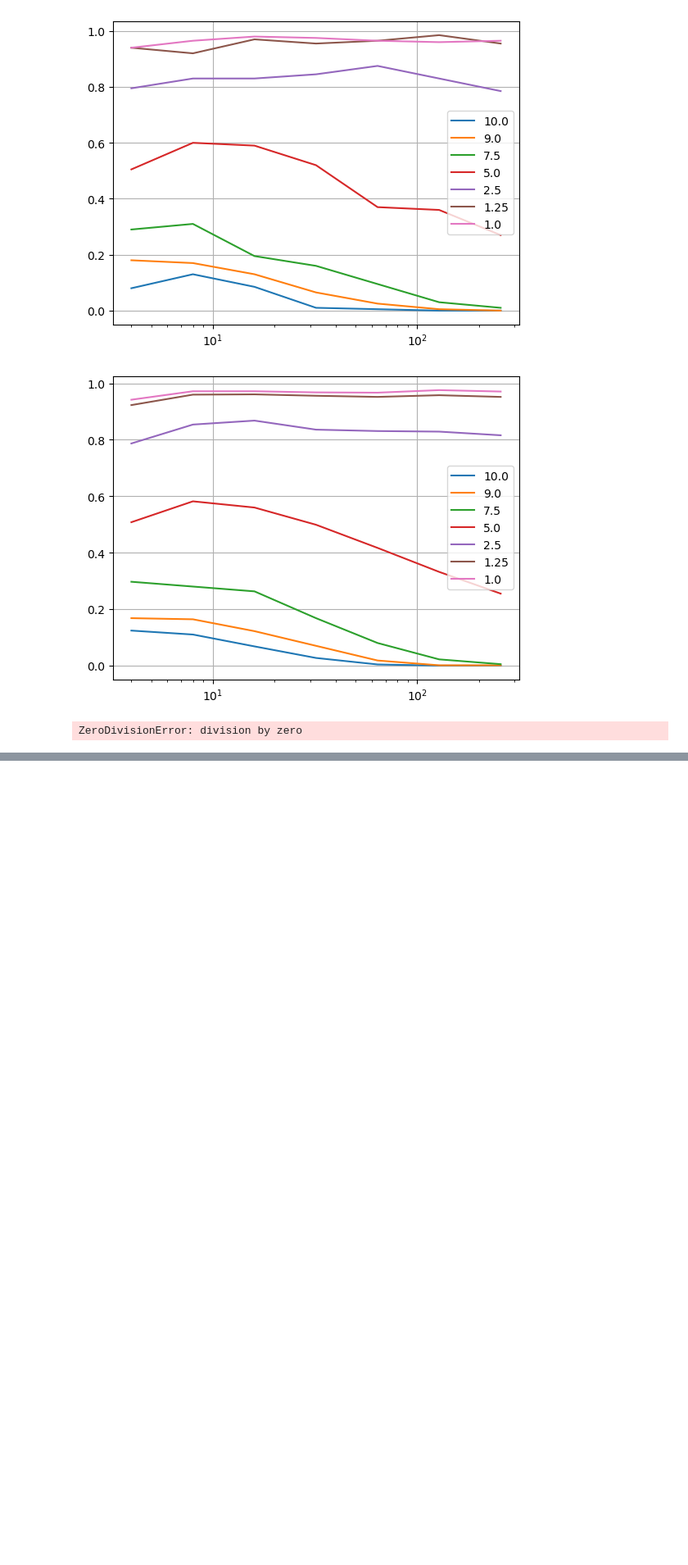
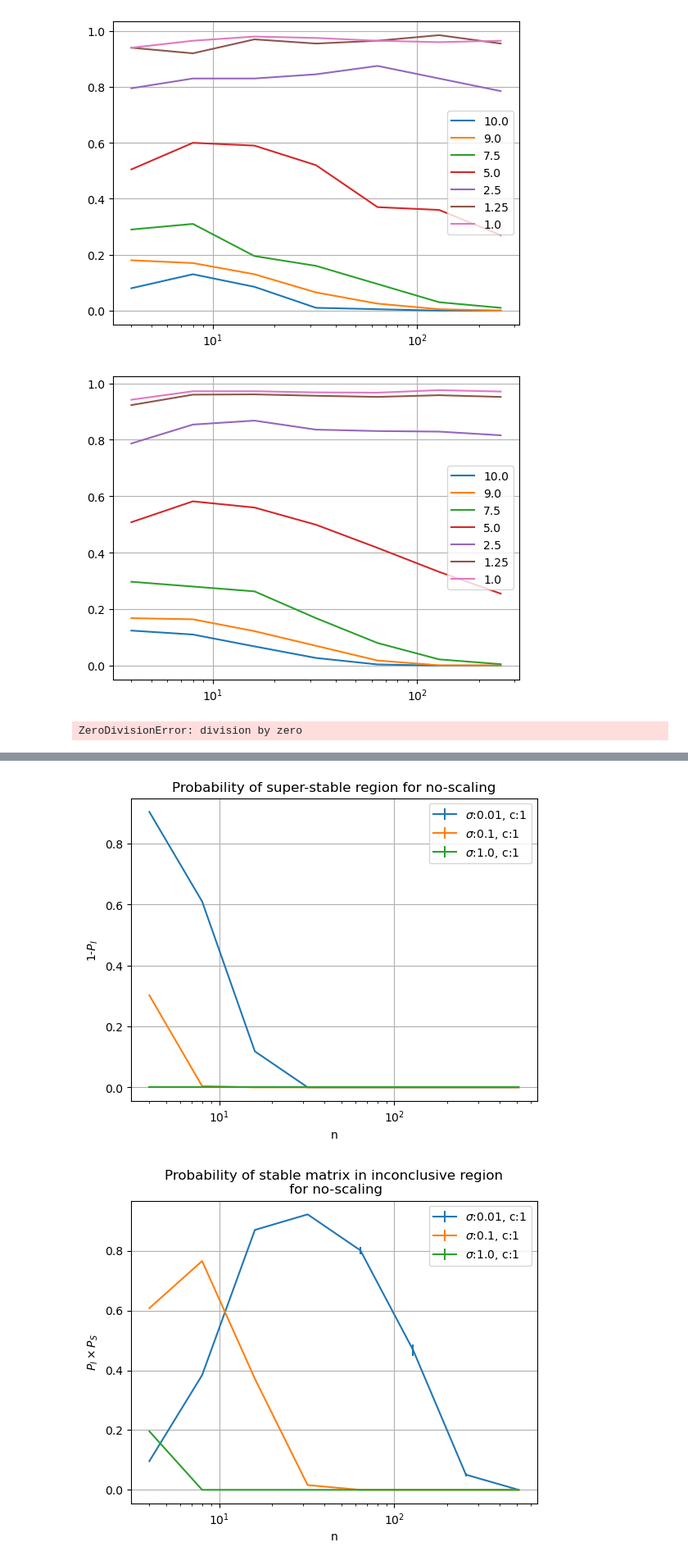
Before and after one commit to rpazuki/morpho_repo, a Jupyter notebook: Gershgoring/Semi_circles_samples.ipynb, the cells around one changed output, grey strips where cells are left out. Shown at 82% size. Cells and saved outputs as stored; diff of their text form; code cells hidden in the pictures; blank space fills up the shorter version.

```diff
--- a/Gershgoring/Semi_circles_samples.ipynb
+++ b/Gershgoring/Semi_circles_samples.ipynb
@@ -990,0 +1129,5 @@ plt.legend();plt.grid();plt.xscale('log');plt.show()
+# %%
+def p_off_diag_normal_with_S(mean, std):
+    def normal(n, S):
+        return np.random.normal(mean, std, (n,n))
+    return normal
@@ -990,0 +1169,35 @@ plt.legend();plt.grid();plt.xscale('log');plt.show()
+# %%
+stats_super_stable_normal = np.zeros((ns.shape[0], stds.shape[0], repeats))
+mean_super_stable_normal = np.zeros((ns.shape[0], stds.shape[0]))
+std_super_stable_normal = np.zeros((ns.shape[0], stds.shape[0]))
+stats_inc_stable_normal = np.zeros((ns.shape[0], stds.shape[0], repeats))
+mean_inc_super_stable_normal = np.zeros((ns.shape[0], stds.shape[0]))
+std_inc_super_stable_normal = np.zeros((ns.shape[0], stds.shape[0]))
+for j,n in enumerate(ns):
+    for k,std in enumerate(stds):
+        for t in range(repeats):
+            index = j*stds.shape[0]*repeats + k*repeats + t
+            stats_super_stable_normal[j, k, t ] =   res6[index][1]
+            stats_inc_stable_normal[j, k, t ] =   res6[index][2]
+
+mean_super_stable_normal = np.mean(stats_super_stable_normal, axis=2)
+std_super_stable_normal = np.std(stats_super_stable_normal, axis=2)
+mean_inc_stable_normal = np.mean(stats_inc_stable_normal, axis=2)
+std_inc_stable_normal = np.std(stats_inc_stable_normal, axis=2)
+
+for k,std in enumerate(stds):
+    plt.errorbar(ns, mean_super_stable_normal[:, k],
+                 yerr=std_super_stable_normal[:, k],
+                 label=r"$\sigma$:" f"{std}, c:{c}")
+plt.xlabel("n");plt.ylabel(r"1-$P_I$");plt.title(r"Probability of super-stable region for no-scaling")
+plt.legend();plt.grid();plt.xscale('log');plt.show()
+
+for k,std in enumerate(stds):
+    plt.errorbar(ns, mean_inc_stable_normal[:, k],
+                 yerr=std_inc_stable_normal[:, k],
+                 label=r"$\sigma$:" f"{std}, c:{c}")
+plt.xlabel("n");plt.ylabel(r"$P_I \times P_S$");plt.title("Probability of stable matrix in inconclusive region\n" r" for no-scaling")
+plt.legend();plt.grid();plt.xscale('log');plt.show()
+# %% [output]
+[figure, added]
+[figure, added]
```
Also changed, not shown: parts of 14 cells of this notebook, 2 other files.
